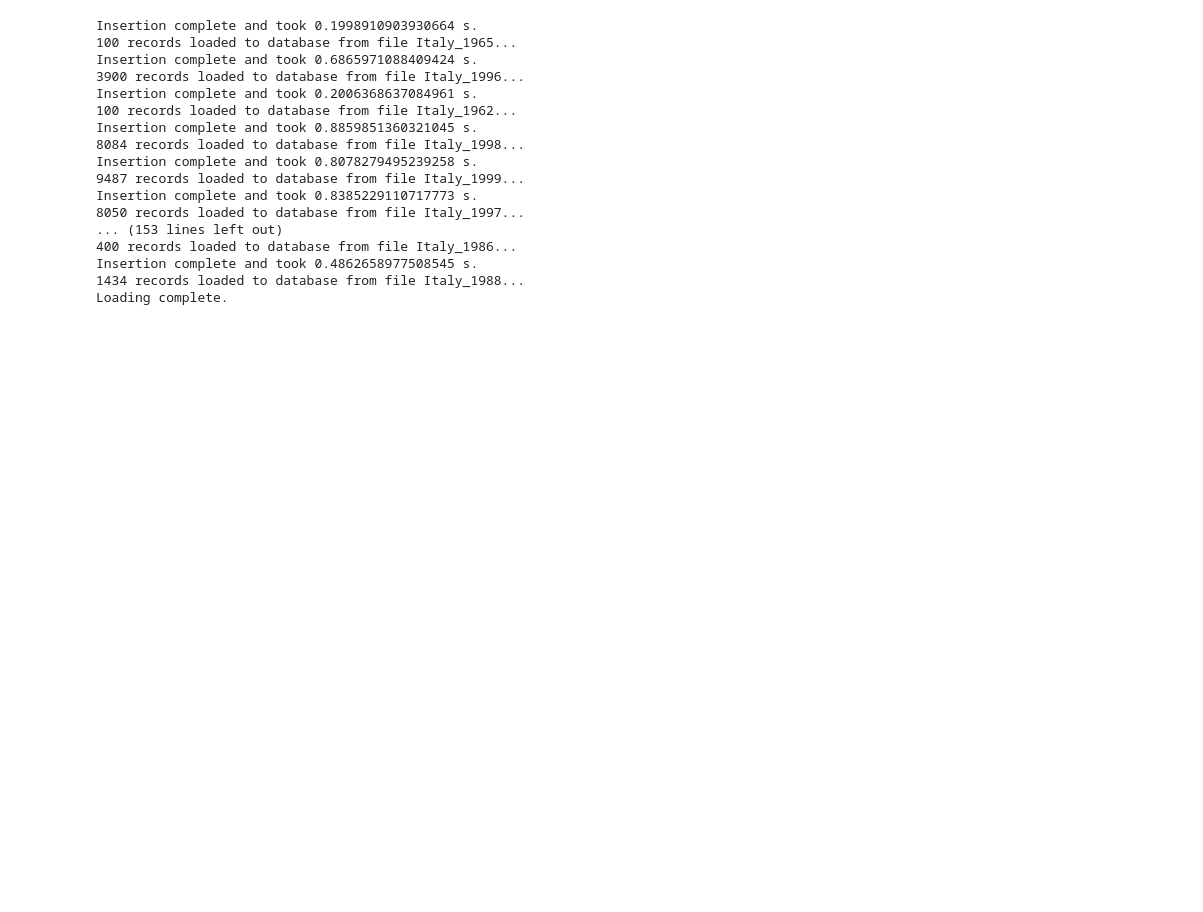
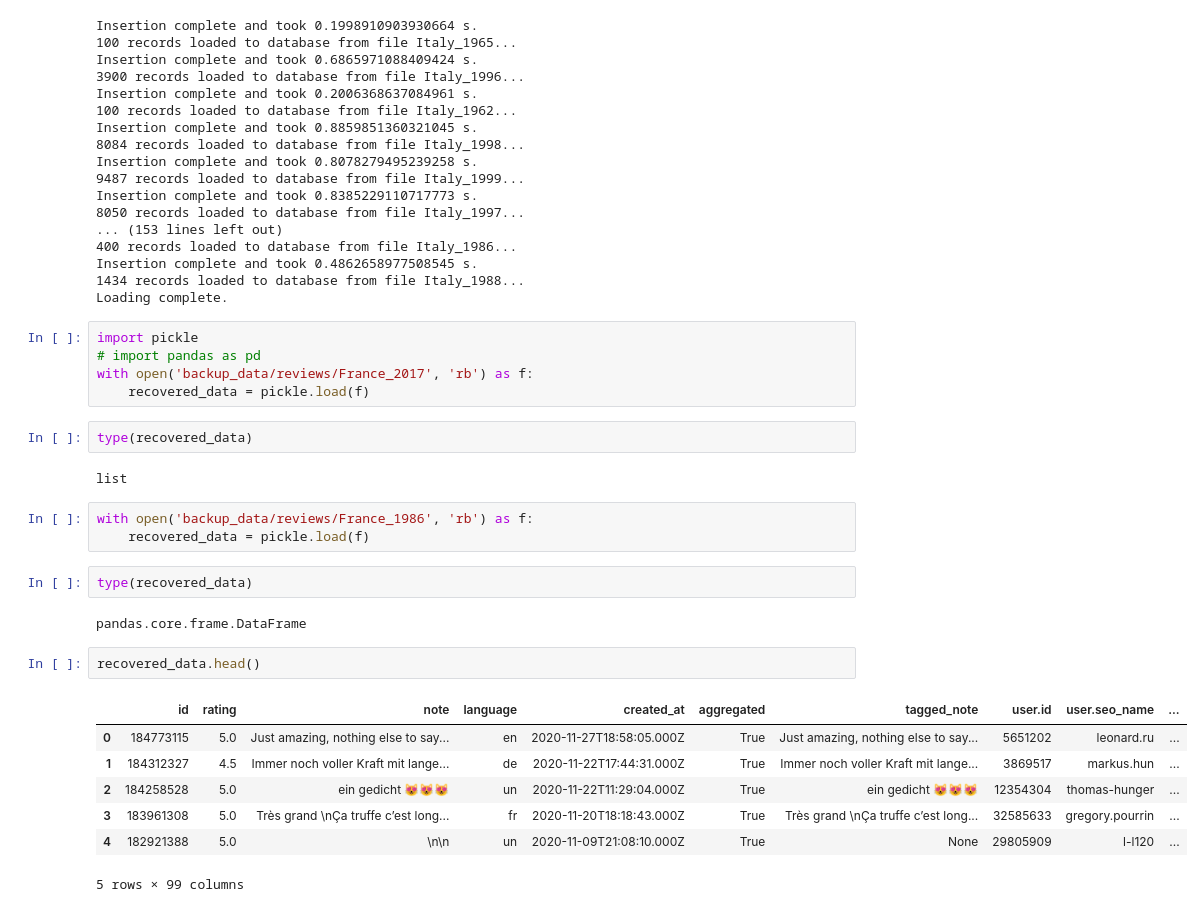
Before and after one commit to sveta-egorova/wine, a Jupyter notebook: data_storage.ipynb, the cells around one changed output. Cells and saved outputs as stored; diff of their text form; blank space fills up the shorter version.

```diff
--- a/data_storage.ipynb
+++ b/data_storage.ipynb
@@ -1105,3 +1105,29 @@ Insertion complete and took 0.8385229110717773 s.
 Insertion complete and took 0.4862658977508545 s.
 1434 records loaded to database from file Italy_1988...
 Loading complete.
+# %%
+import pickle
+# import pandas as pd
+with open('backup_data/reviews/France_2017', 'rb') as f:
+    recovered_data = pickle.load(f)
+# %%
+type(recovered_data)
+# %% [output]
+list
+# %%
+with open('backup_data/reviews/France_1986', 'rb') as f:
+    recovered_data = pickle.load(f)
+# %%
+type(recovered_data)
+# %% [output]
+pandas.core.frame.DataFrame
+# %%
+recovered_data.head()
+# %% [output]
+|  | id | rating | note | language | created_at | aggregated | tagged_note | user.id | user.seo_name | ... |
+| 0 | 184773115 | 5.0 | Just amazing, nothing else to say... | en | 2020-11-27T18:58:05.000Z | True | Just amazing, nothing else to say... | 5651202 | leonard.ru | ... |
+| 1 | 184312327 | 4.5 | Immer noch voller Kraft mit lange... | de | 2020-11-22T17:44:31.000Z | True | Immer noch voller Kraft mit lange... | 3869517 | markus.hun | ... |
+| 2 | 184258528 | 5.0 | ein gedicht 😻😻😻 | un | 2020-11-22T11:29:04.000Z | True | ein gedicht 😻😻😻 | 12354304 | thomas-hunger | ... |
+| 3 | 183961308 | 5.0 | Très grand \nÇa truffe c’est long... | fr | 2020-11-20T18:18:43.000Z | True | Très grand \nÇa truffe c’est long... | 32585633 | gregory.pourrin | ... |
+| 4 | 182921388 | 5.0 | \n\n | un | 2020-11-09T21:08:10.000Z | True | None | 29805909 | l-l120 | ... |
+5 rows × 99 columns
```
Also changed, not shown: parts of 1 cell of this notebook, 2 other files.
